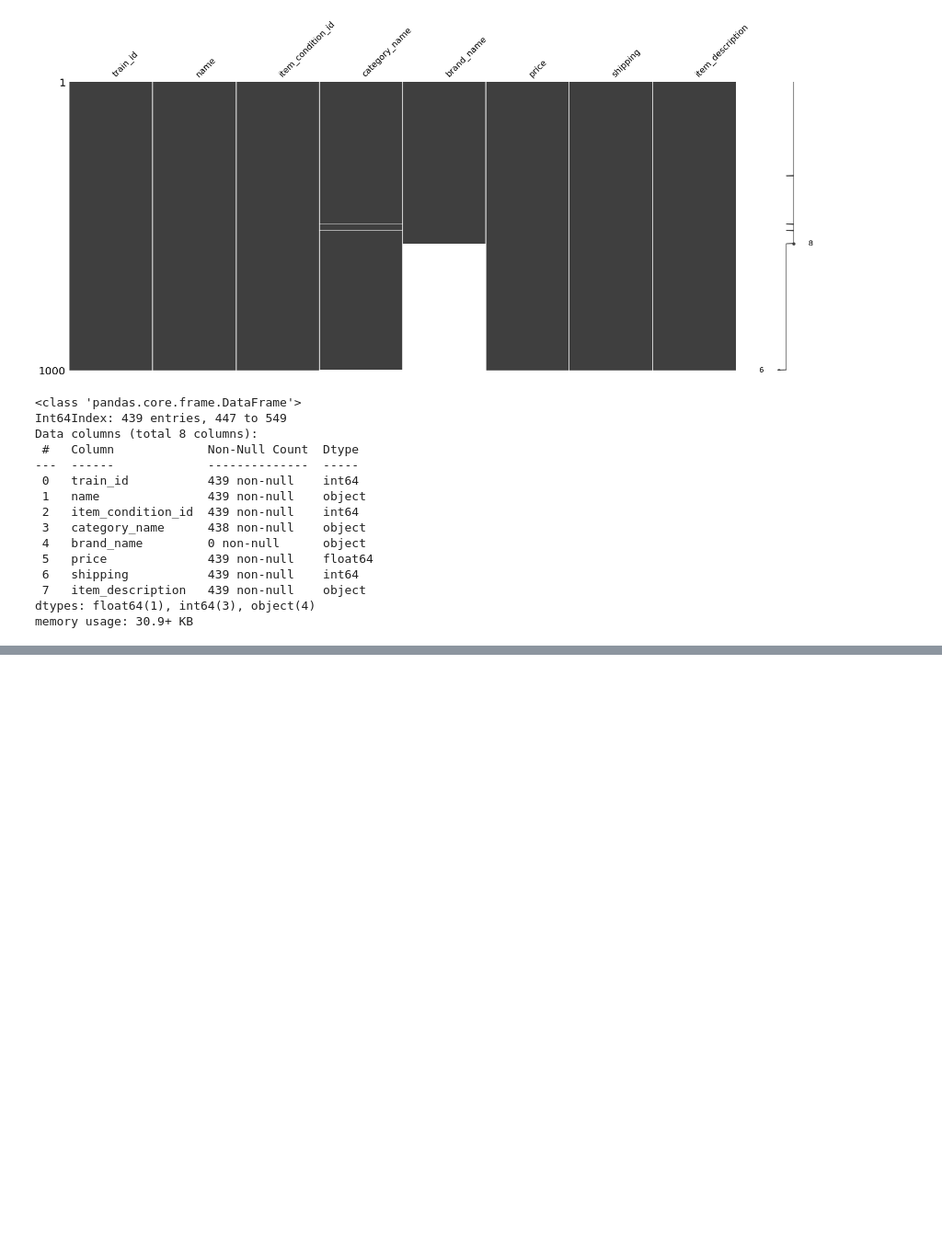
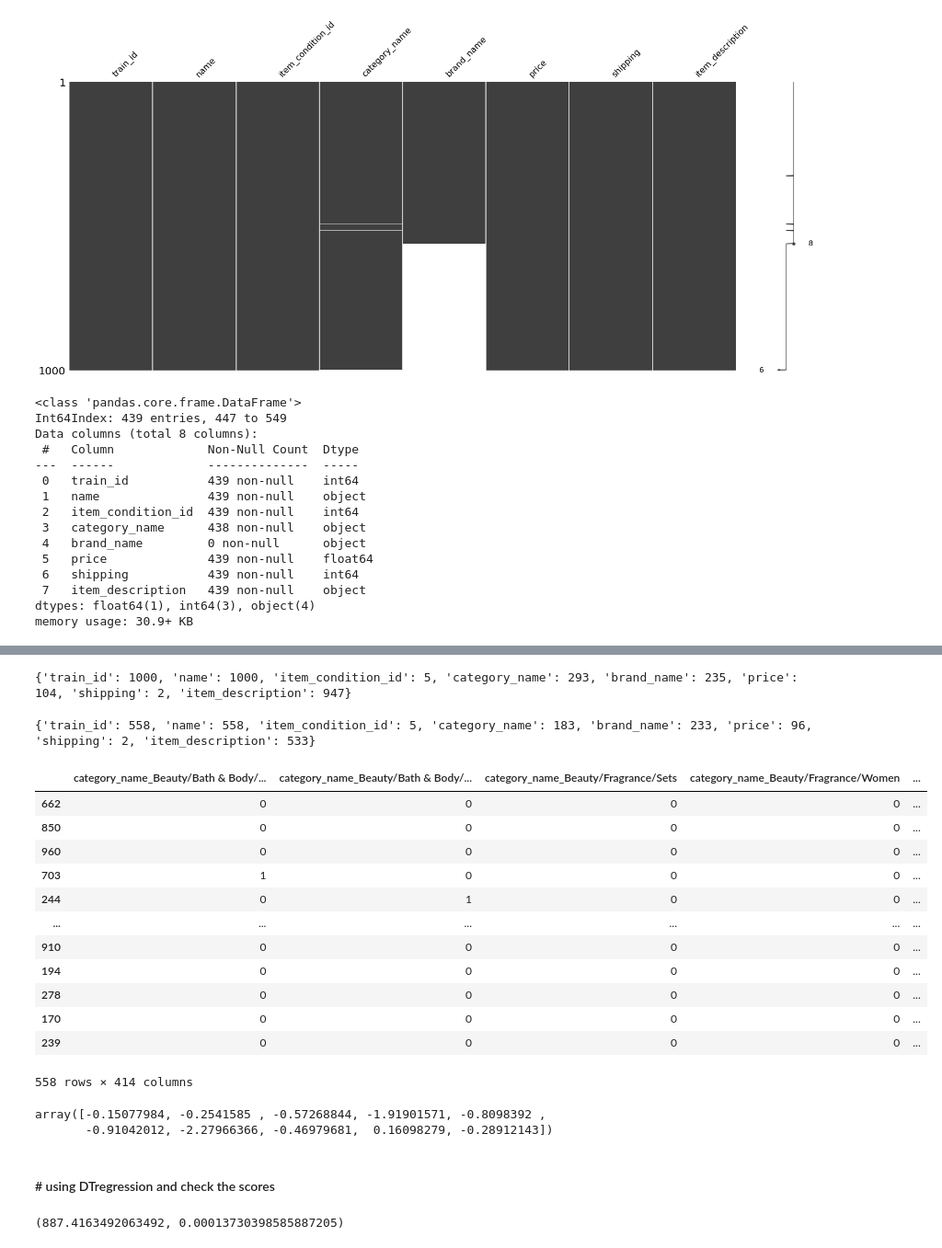
Before and after one commit to DSEI21000-S21/project-product-price-prediction, a Jupyter notebook: experiment/data_preprocess/handling the missing values.ipynb, the cells around one changed output, grey strips where cells are left out. Shown at 92% size. Cells and saved outputs as stored; diff of their text form; code cells hidden in the pictures; blank space fills up the shorter version.

Commit message:
Update handling the missing values.ipynb
 Drop rows containing null and check its performance

```diff
--- a/experiment/data_preprocess/handling the missing values.ipynb
+++ b/experiment/data_preprocess/handling the missing values.ipynb
@@ -112,0 +169,26 @@ df[['category_name']].fillna
+# %%
+unique_item_count(df)
+# %% [output]
+{'train_id': 1000, 'name': 1000, 'item_condition_id': 5, 'category_name': 293, 'brand_name': 235, 'price': 104, 'shipping': 2, 'item_description': 947}
+# %%
+# drop row containing NaN, and see how many unique items left in each column
+df_drop=df.dropna()
+unique_item_count(df_drop)
+# %% [output]
+{'train_id': 558, 'name': 558, 'item_condition_id': 5, 'category_name': 183, 'brand_name': 233, 'price': 96, 'shipping': 2, 'item_description': 533}
+# %%
+pd.get_dummies(df_drop[['category_name', 'brand_name']], drop_first=True)
+# %% [output]
+|  | category_name_Beauty/Bath & Body/... | category_name_Beauty/Bath & Body/... | category_name_Beauty/Fragrance/Sets | category_name_Beauty/Fragrance/Women | ... |
+| 662 | 0 | 0 | 0 | 0 | ... |
+| 850 | 0 | 0 | 0 | 0 | ... |
+| 960 | 0 | 0 | 0 | 0 | ... |
+| 703 | 1 | 0 | 0 | 0 | ... |
+| 244 | 0 | 1 | 0 | 0 | ... |
+| ... | ... | ... | ... | ... | ... |
+| 910 | 0 | 0 | 0 | 0 | ... |
+| 194 | 0 | 0 | 0 | 0 | ... |
+| 278 | 0 | 0 | 0 | 0 | ... |
+| 170 | 0 | 0 | 0 | 0 | ... |
+| 239 | 0 | 0 | 0 | 0 | ... |
+558 rows × 414 columns
@@ -112,0 +202,29 @@ df[['category_name']].fillna
+# %%
+from sklearn.model_selection import cross_val_score
+from sklearn.tree import DecisionTreeRegressor
+regressor = DecisionTreeRegressor(random_state=0)
+cross_val_score(regressor, X_train, y_train, cv=10)
+# %% [output]
+array([-0.15077984, -0.2541585 , -0.57268844, -1.91901571, -0.8098392 ,
+       -0.91042012, -2.27966366, -0.46979681,  0.16098279, -0.28912143])
+# %% [markdown]
+#### # using DTregression and check the scores
+# %%
+# using DTregression and check the scores
+from sklearn import tree
+from sklearn.metrics import mean_squared_error, explained_variance_score
+y_true = [3, -0.5, 2, 7]
+y_pred = [2.5, 0.0, 2, 8]
+explained_variance_score(y_true, y_pred)
+
+y_true = [[0.5, 1], [-1, 1], [7, -6]]
+y_pred = [[0, 2], [-1, 2], [8, -5]]
+explained_variance_score(y_true, y_pred, multioutput='raw_values')
+
+explained_variance_score(y_true, y_pred, multioutput=[0.3, 0.7])
+clf = tree.DecisionTreeRegressor()
+clf = clf.fit(X_train, y_train)
+y_pred = clf.predict(X_test)
+mean_squared_error(y_test, y_pred), explained_variance_score(y_test, y_pred)
+# %% [output]
+(887.4163492063492, 0.00013730398585887205)
```
Also changed, not shown: parts of 13 cells of this notebook.
